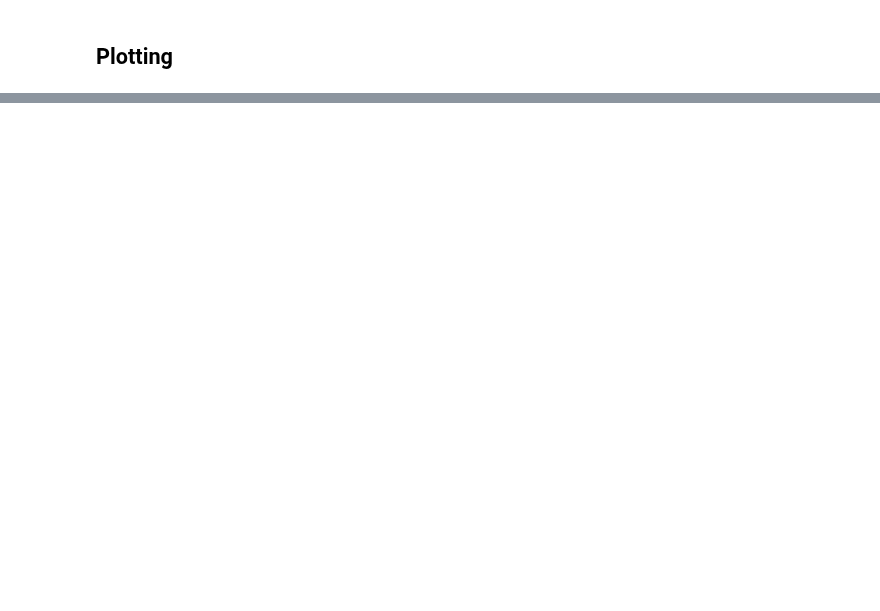
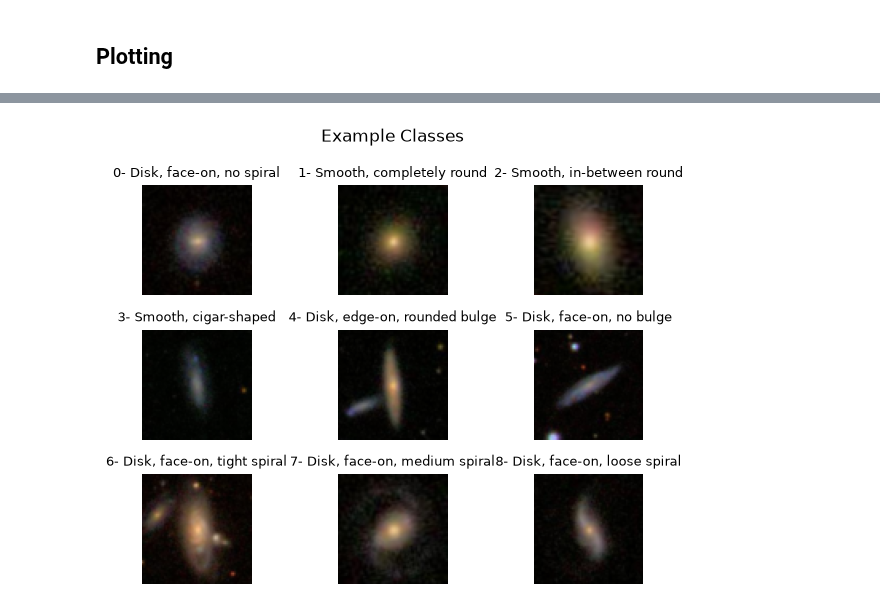
Before and after one commit to AyoubGutin/galaxy_classification, a Jupyter notebook: main.ipynb, the cells around one changed output, grey strips where cells are left out. Drawn from its saved outputs; the diff is of its cells as text; code cells hidden in the pictures; blank space fills up the shorter version.

```diff
--- a/main.ipynb
+++ b/main.ipynb
@@ -196,0 +242,23 @@ del X_clean
+# %%
+_, unique_y_idx = np.unique(y_clean, return_index=True)
+
+example_imgs = X_norm[unique_y_idx] # index w/ an array of integers - the unique y pos (fancy indexing)
+
+n = len(CLASS_NAMES)
+ncols = 3
+nrows = math.ceil(n / ncols)
+
+fig, axs = plt.subplots(nrows, ncols, sharey=True)
+axs = axs.flatten()
+
+for i, img in enumerate(example_imgs):
+    axs[i].imshow(img)
+    axs[i].set_title(f'{i}- {CLASS_NAMES[i]}', fontsize=9, loc='center')
+    axs[i].axis('off')
+
+fig.suptitle('Example Classes')
+plt.tight_layout()
+
+del unique_y_idx, example_imgs
+# %% [output]
+[figure, added]
```
Also changed, not shown: parts of 6 cells of this notebook.
